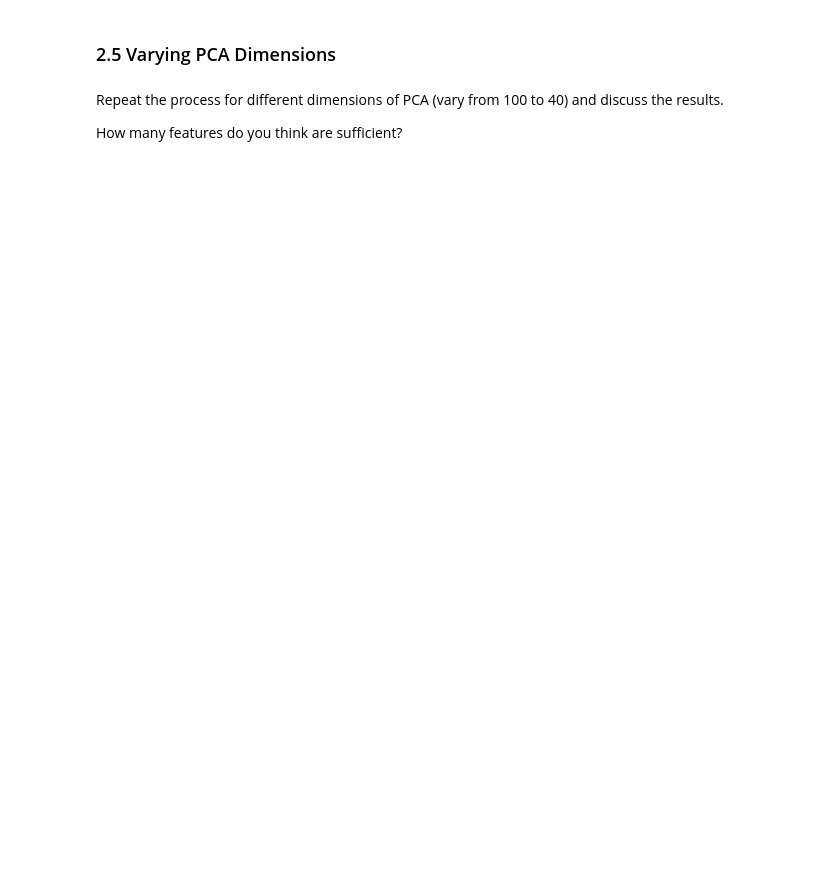
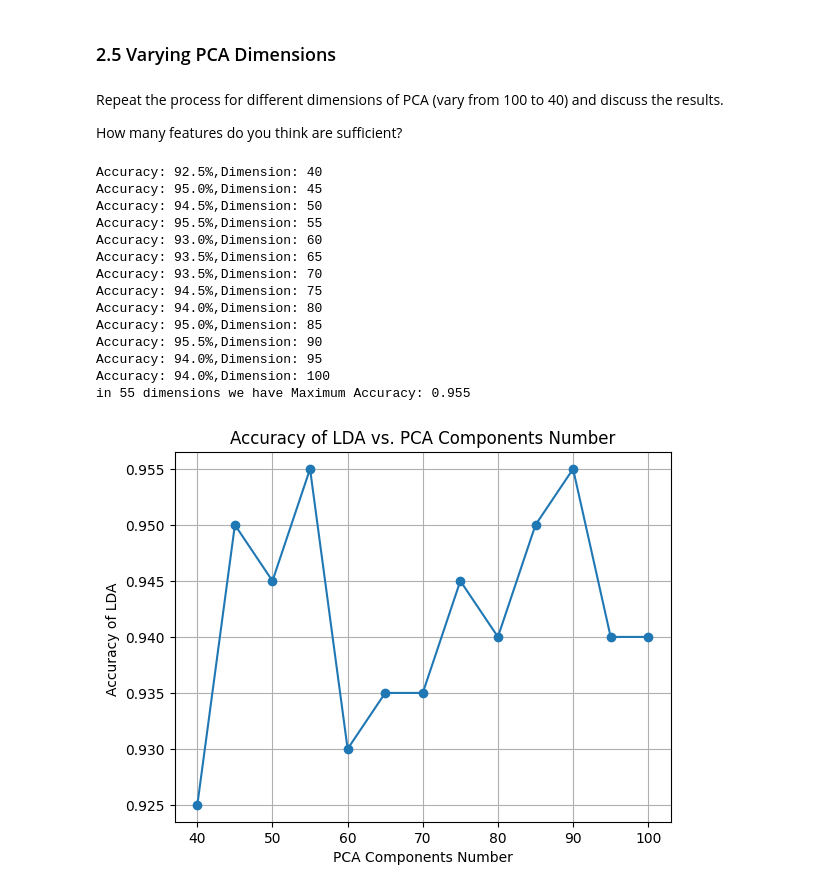
Before and after one commit to alisoltani8200/CHW4, a Jupyter notebook: PCA.ipynb, the cells around one changed output. Drawn from its saved outputs; the diff is of its cells as text; code cells hidden in the pictures; blank space fills up the shorter version.

```diff
--- a/PCA.ipynb
+++ b/PCA.ipynb
@@ -45,3 +250,12 @@ Note: For reading the images, you can use opencv library. You can install this l
 ### 2.3 Performing PCA.
 # %% [markdown]
 Perform PCA on the data and reduce the dimensionality to a suitable range (e.g., between 40 and 50).
+# %%
+# Standardizing data
+pca = PCA(n_components=46)
+pca_X_train = pca.fit_transform((X_train - np.mean(X_train, axis=0)) / np.std(X_train, axis=0))
+pca_X_test = pca.transform((X_test - np.mean(X_test, axis=0)) / np.std(X_test, axis=0))
+
+# Verify the transformation by shapes of the arrays
+print(f'shape of X_train_pca : {pca_X_train.shape}')
+print(f'shape of X_test_pca : {pca_X_test.shape}')
@@ -51,3 +268,7 @@ Train an LDA classifier on the PCA-transformed data and report the accuracy.
 # %%
 from sklearn.discriminant_analysis import LinearDiscriminantAnalysis as LDA
 from sklearn.metrics import accuracy_score
+# %%
+lda = LDA()
+lda.fit(pca_X_train, y_train)
+print(f'Accuracy: {accuracy_score(y_test, lda.predict(pca_X_test)) * 100}%')
@@ -57,3 +280,50 @@ from sklearn.metrics import accuracy_score
 Repeat the process for different dimensions of PCA (vary from 100 to 40) and discuss the results.
 
 How many features do you think are sufficient?
+# %%
+import matplotlib.pyplot as plt
+
+# Loop through the range of dimensions and save the outcomes
+dims = list(range(40, 101, 5))
+outcomes = []
+
+for dim in dims:
+    pca = PCA(n_components=dim)
+    # Standardize the data
+    pca_X_train = pca.fit_transform((X_train - np.mean(X_train, axis=0)) / np.std(X_train, axis=0))
+    pca_X_test = pca.transform((X_test - np.mean(X_test, axis=0)) / np.std(X_test, axis=0))
+
+    lda = LDA()
+    lda.fit(pca_X_train, y_train)
+    print(f'Accuracy: {accuracy_score(y_test, lda.predict(pca_X_test)) * 100}%,Dimension: {dim}')
+    outcomes.append((dim, accuracy_score(y_test, lda.predict(pca_X_test))))
+
+max_accuracy = max(outcomes, key=lambda x: x[1])
+print(f'in {max_accuracy[0]} dimensions we have Maximum Accuracy: {max_accuracy[1]:} ')
+
+
+# Plot the outcomes
+dims, accuracies = zip(*outcomes)
+plt.figure
+plt.plot(dims, accuracies, marker='o')
+plt.title('Accuracy of LDA vs. PCA Components Number')
+plt.xlabel('PCA Components Number')
+plt.ylabel('Accuracy of LDA ')
+plt.grid(True)
+plt.show()
+# %% [output]
+Accuracy: 92.5%,Dimension: 40
+Accuracy: 95.0%,Dimension: 45
+Accuracy: 94.5%,Dimension: 50
+Accuracy: 95.5%,Dimension: 55
+Accuracy: 93.0%,Dimension: 60
+Accuracy: 93.5%,Dimension: 65
+Accuracy: 93.5%,Dimension: 70
+Accuracy: 94.5%,Dimension: 75
+Accuracy: 94.0%,Dimension: 80
+Accuracy: 95.0%,Dimension: 85
+Accuracy: 95.5%,Dimension: 90
+Accuracy: 94.0%,Dimension: 95
+Accuracy: 94.0%,Dimension: 100
+in 55 dimensions we have Maximum Accuracy: 0.955
+[figure, added]
```
Also changed, not shown: parts of 15 cells of this notebook.
